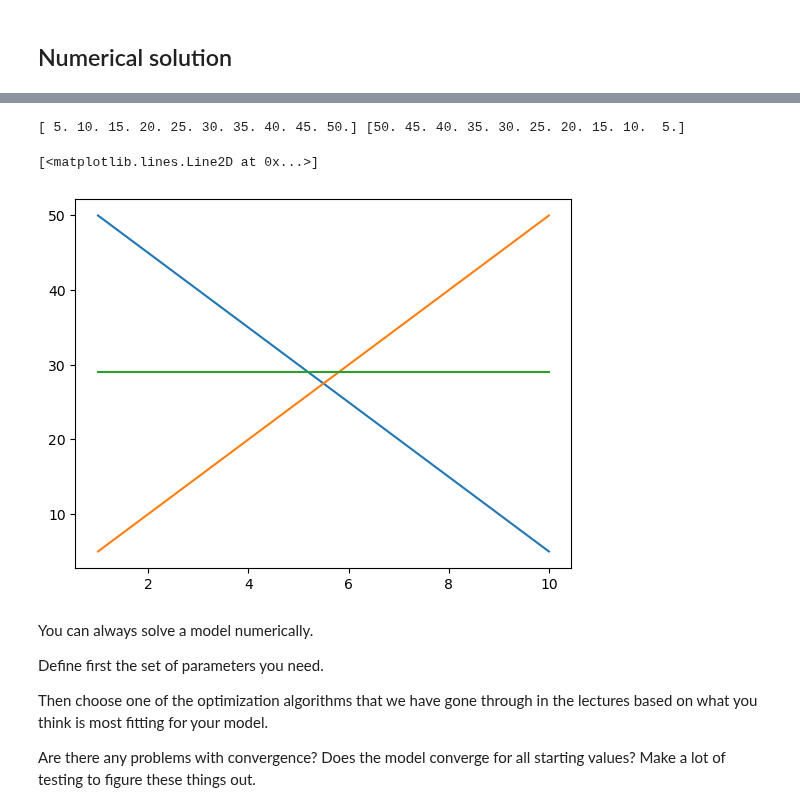
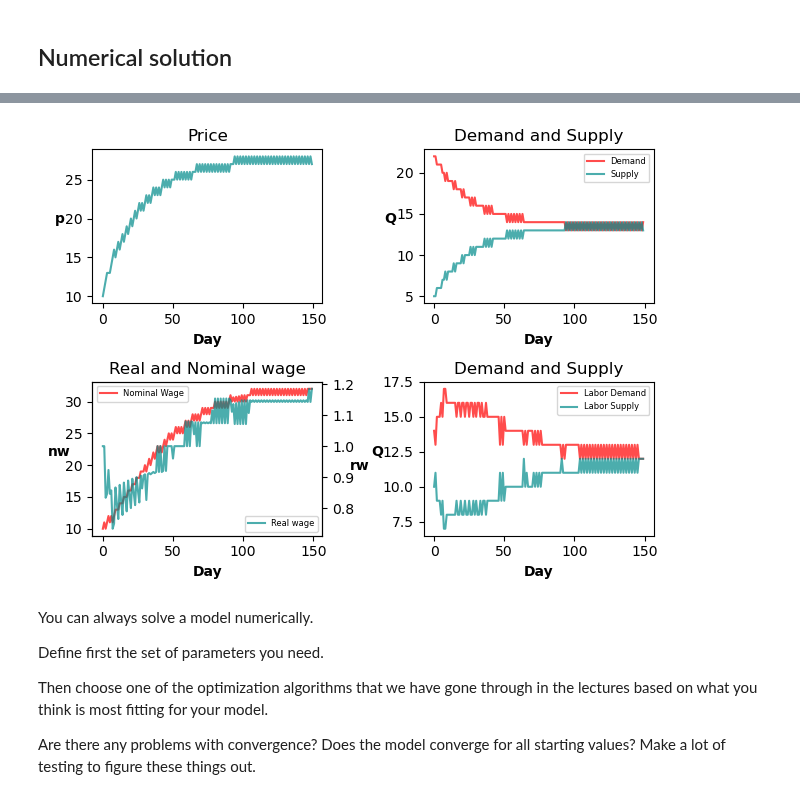
Before and after one commit to NumEconCopenhagen/projects-2023-the-best-duo, a Jupyter notebook: modelproject/modelproject.ipynb, the cells around one changed output, grey strips where cells are left out. Saved outputs shown, nothing was run; the diff lists cells and outputs as text; code cells hidden in the pictures.

```diff
--- a/modelproject/modelproject.ipynb
+++ b/modelproject/modelproject.ipynb
@@ -361,16 +164,17 @@ Today's price: 27.0, D: 13, S: 13, Today's wage: 32.0, Real wage: 1.185185185185
-# %%
-x = np.linspace(1,10,10)
-y_p_d = 55 - 2*x*25/10
-y_p_s = 2*x*25/10
-print(y_p_s,y_p_d)
-plt.plot(x,y_p_d)
-plt.plot(x,y_p_s)
-plt.plot(x,[29 for i in range(10)])
-plt.plot([5],[27.5])
-# %% [output]
-[ 5. 10. 15. 20. 25. 30. 35. 40. 45. 50.] [50. 45. 40. 35. 30. 25. 20. 15. 10.  5.]
-[<matplotlib.lines.Line2D at 0x...>]
-[figure, removed]
+# %%
+p_dem_func = lambda x: 55 - 2*x
+p_sup_func = lambda x: 2*x
+rw_dem_func = lambda x: 2.16 - 0.08*x
+rw_sup_func = lambda x: 0.08*x + 0.16
+
+n_days = 150
+initial_w = 10
+initial_p = 10
+
+
+plot_func(p_dem_func, p_sup_func,initial_p, rw_dem_func, rw_sup_func, initial_w, n_days, n_persons=25, n_firms=25)
+# %% [output]
+[figure, added]
 # %% [markdown]
 You can always solve a model numerically.
 
```
Also changed, not shown: parts of 20 cells of this notebook, 8 other files.
